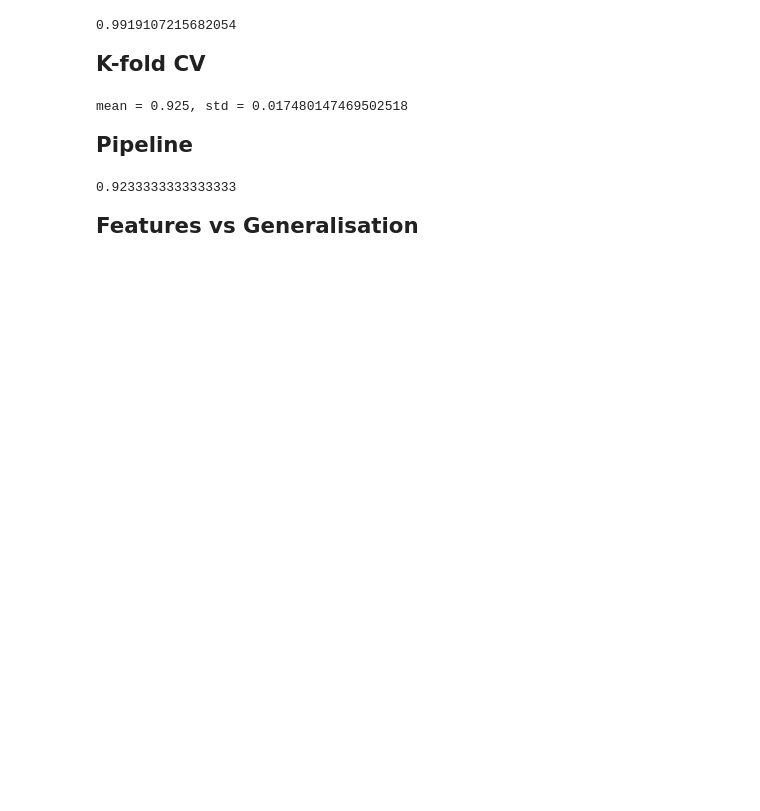
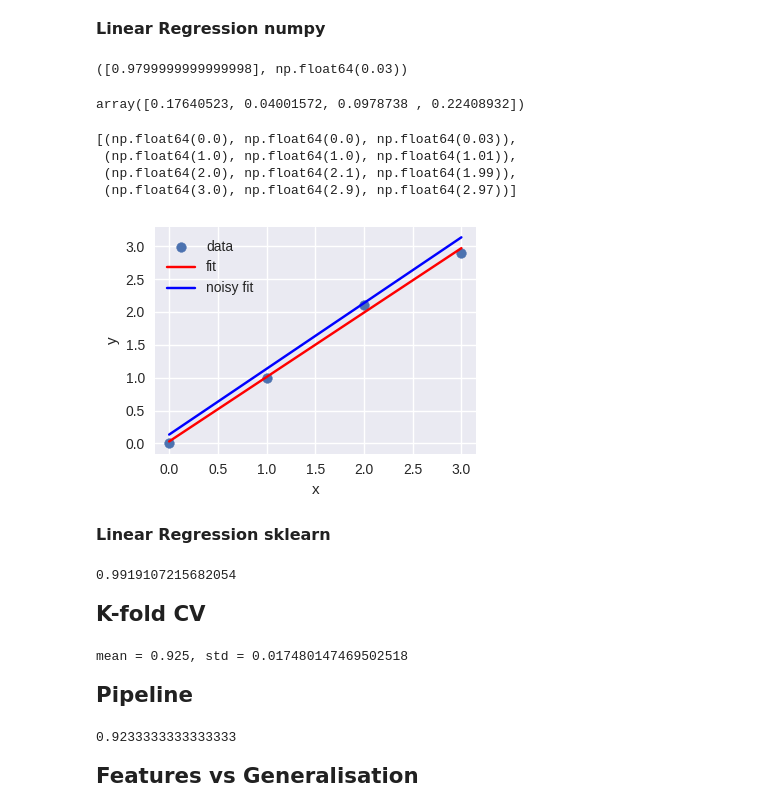
Before and after one commit to tailvar/theAIE, a Jupyter notebook: notebooks/aiengineer_wk_2/LinearRegression.ipynb, the cells around one changed output. Cells and saved outputs as stored; diff of their text form; code cells hidden in the pictures; blank space fills up the shorter version.

```diff
--- a/notebooks/aiengineer_wk_2/LinearRegression.ipynb
+++ b/notebooks/aiengineer_wk_2/LinearRegression.ipynb
@@ -5,6 +5,50 @@ from sklearn.datasets import make_regression
 from sklearn.model_selection import train_test_split
 from sklearn.linear_model import LinearRegression
 from sklearn.metrics import r2_score
+# %% [markdown]
+<span style="font-size:12pt; font-weight:bold;">Linear Regression numpy</span>
+# %%
+import numpy as np
+np.random.seed(0)
+X=np.array([[0.0],[1.0],[2.0],[3.0]])
+y = np.array([0.0,1.0,2.1,2.9])
+noise = np.random.normal(loc=0.0, scale=0.1, size=y.shape)
+y_noisy = y + noise
+model = LinearRegression().fit(X,y)
+model_noisy = LinearRegression().fit(X,y_noisy)
+model.coef_.ravel().tolist(), round(model.intercept_,3)
+# %% [output]
+([0.9799999999999998], np.float64(0.03))
+# %%
+noise
+# %% [output]
+array([0.17640523, 0.04001572, 0.0978738 , 0.22408932])
+# %%
+pred = model.predict(X)
+pred_noisy = model_noisy.predict(X)
+list(zip(np.round(X.ravel(),1),np.round(y,2), np.round(pred,2)))
+# %% [output]
+[(np.float64(0.0), np.float64(0.0), np.float64(0.03)),
+ (np.float64(1.0), np.float64(1.0), np.float64(1.01)),
+ (np.float64(2.0), np.float64(2.1), np.float64(1.99)),
+ (np.float64(3.0), np.float64(2.9), np.float64(2.97))]
+# %%
+import matplotlib.pyplot as plt; plt.style.use('seaborn-v0_8')
+xx=np.linspace(0, 3, 50).reshape(-1,1)
+plt.figure(figsize=(4,3))
+plt.scatter(X, y, label='data')
+plt.plot(xx, model.predict(xx), 'r-', label='fit')
+plt.plot(xx, model_noisy.predict(xx), 'b-', label='noisy fit')
+plt.plot();
+plt.xlabel('x')
+plt.ylabel('y')
+plt.legend()
+plt.tight_layout()
+plt.show()
+# %% [output]
+[figure, added]
+# %% [markdown]
+<span style="font-size:12pt; font-weight:bold;">Linear Regression sklearn</span>
 # %%
 X, y = make_regression(# synthetic data
     n_samples = 500, n_features = 5, noise = 10.0, random_state = 0
```
Also changed, not shown: parts of 34 cells of this notebook, 5 other files.
